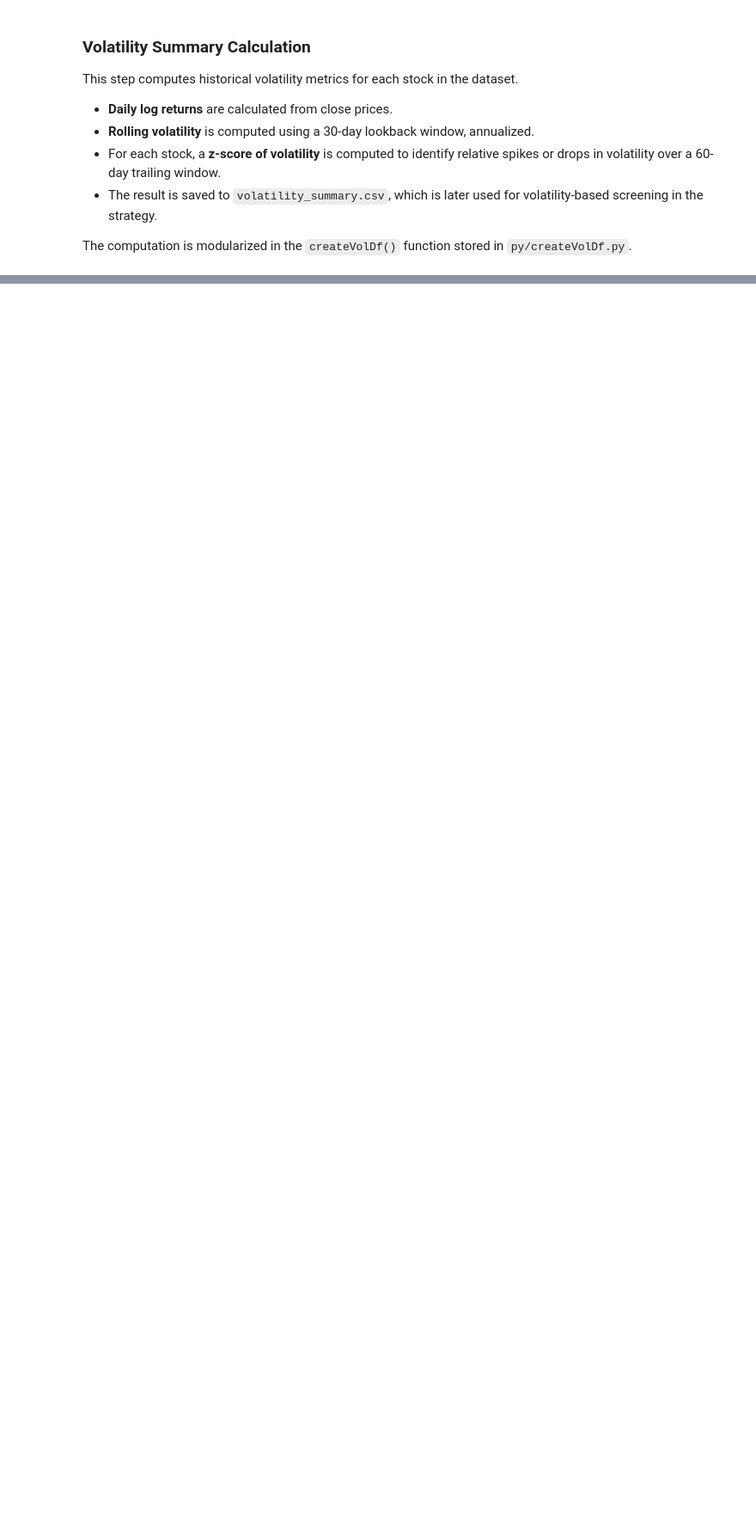
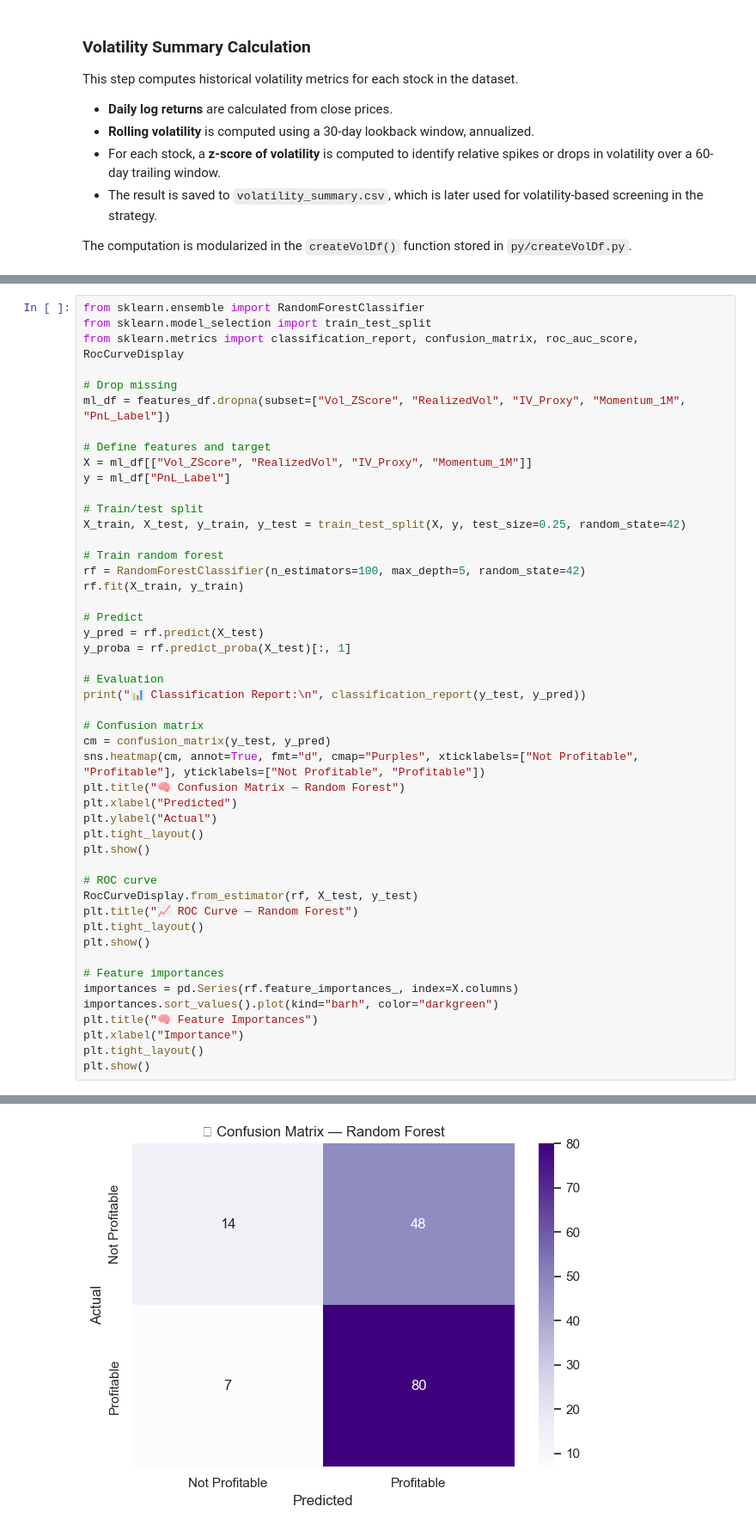
Before and after one commit to glade90/BuyWrite, a Jupyter notebook: FinalProject/notebooks/final_project_buywrite_submission.ipynb, the cells around one changed output, grey strips where cells are left out. Shown at 86% size. Drawn from its saved outputs; the diff is of its cells as text; blank space fills up the shorter version.

```diff
--- a/FinalProject/notebooks/final_project_buywrite_submission.ipynb
+++ b/FinalProject/notebooks/final_project_buywrite_submission.ipynb
@@ -479,0 +817,49 @@ portfolio_results = simulator.run()
+# %%
+from sklearn.ensemble import RandomForestClassifier
+from sklearn.model_selection import train_test_split
+from sklearn.metrics import classification_report, confusion_matrix, roc_auc_score, RocCurveDisplay
+
+# Drop missing
+ml_df = features_df.dropna(subset=["Vol_ZScore", "RealizedVol", "IV_Proxy", "Momentum_1M", "PnL_Label"])
+
+# Define features and target
+X = ml_df[["Vol_ZScore", "RealizedVol", "IV_Proxy", "Momentum_1M"]]
+y = ml_df["PnL_Label"]
+
+# Train/test split
+X_train, X_test, y_train, y_test = train_test_split(X, y, test_size=0.25, random_state=42)
+
+# Train random forest
+rf = RandomForestClassifier(n_estimators=100, max_depth=5, random_state=42)
+rf.fit(X_train, y_train)
+
+# Predict
+y_pred = rf.predict(X_test)
+y_proba = rf.predict_proba(X_test)[:, 1]
+
+# Evaluation
+print("📊 Classification Report:\n", classification_report(y_test, y_pred))
+
+# Confusion matrix
+cm = confusion_matrix(y_test, y_pred)
+sns.heatmap(cm, annot=True, fmt="d", cmap="Purples", xticklabels=["Not Profitable", "Profitable"], yticklabels=["Not Profitable", "Profitable"])
+plt.title("🧠 Confusion Matrix — Random Forest")
+plt.xlabel("Predicted")
+plt.ylabel("Actual")
+plt.tight_layout()
+plt.show()
+
+# ROC curve
+RocCurveDisplay.from_estimator(rf, X_test, y_test)
+plt.title("📈 ROC Curve — Random Forest")
+plt.tight_layout()
+plt.show()
+
+# Feature importances
+importances = pd.Series(rf.feature_importances_, index=X.columns)
+importances.sort_values().plot(kind="barh", color="darkgreen")
+plt.title("🧠 Feature Importances")
+plt.xlabel("Importance")
+plt.tight_layout()
+plt.show()
+# %% [output]
@@ -479,0 +875 @@ portfolio_results = simulator.run()
+[figure, added]
```
Also changed, not shown: parts of 29 cells of this notebook, 8 other files.
